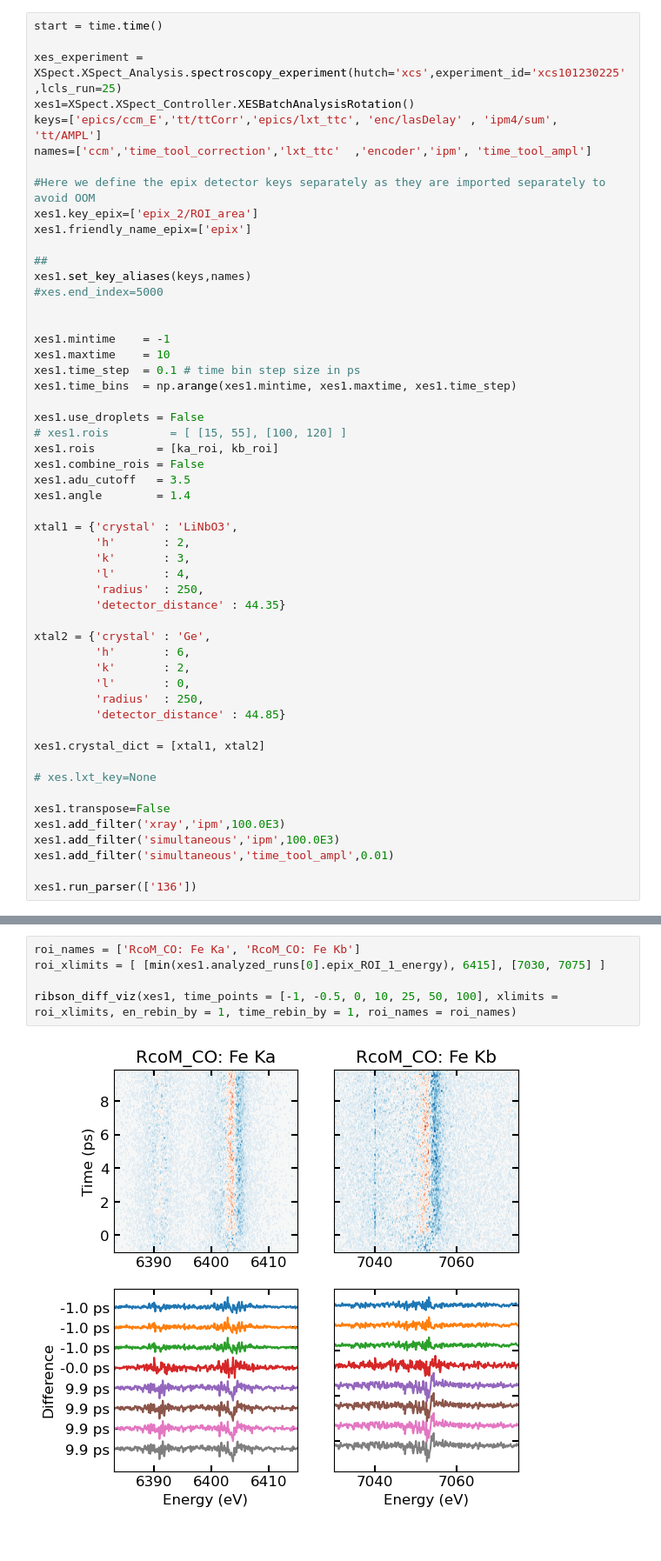
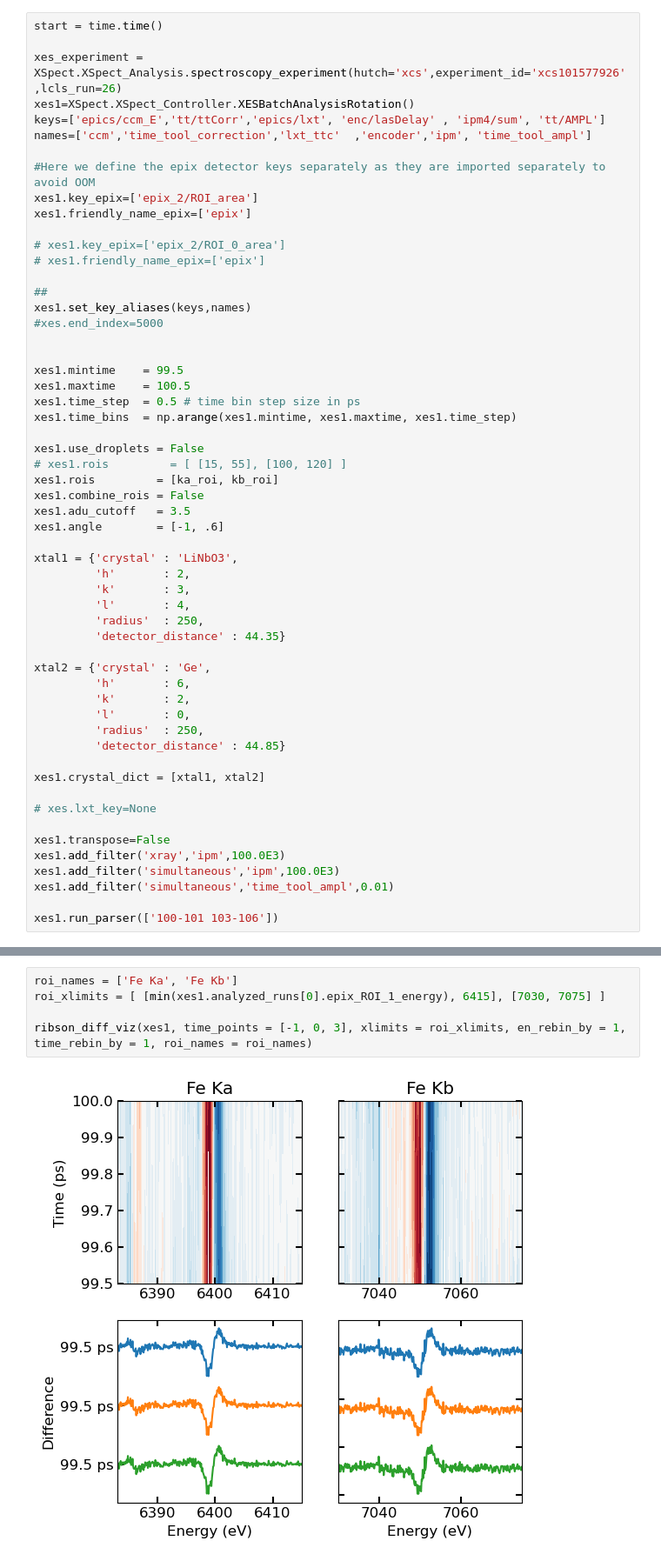
Before and after one commit to lg345/XSpect, a Jupyter notebook: XSpect_XES.ipynb, the cells around one changed output, grey strips where cells are left out. Shown at 87% size. Saved outputs shown, nothing was run; the diff lists cells and outputs as text.

```diff
--- a/XSpect_XES.ipynb
+++ b/XSpect_XES.ipynb
@@ -64,23 +76,26 @@ Rotating image by 1.4 degree(s)
 # %%
 start = time.time()
 
-xes_experiment = XSpect.XSpect_Analysis.spectroscopy_experiment(hutch='xcs',experiment_id='xcs101230225',lcls_run=25)
+xes_experiment = XSpect.XSpect_Analysis.spectroscopy_experiment(hutch='xcs',experiment_id='xcs101577926',lcls_run=26)
 xes1=XSpect.XSpect_Controller.XESBatchAnalysisRotation()
-keys=['epics/ccm_E','tt/ttCorr','epics/lxt_ttc', 'enc/lasDelay' , 'ipm4/sum', 'tt/AMPL']
+keys=['epics/ccm_E','tt/ttCorr','epics/lxt', 'enc/lasDelay' , 'ipm4/sum', 'tt/AMPL']
 names=['ccm','time_tool_correction','lxt_ttc'  ,'encoder','ipm', 'time_tool_ampl']
 
 #Here we define the epix detector keys separately as they are imported separately to avoid OOM
 xes1.key_epix=['epix_2/ROI_area']
 xes1.friendly_name_epix=['epix']
 
+# xes1.key_epix=['epix_2/ROI_0_area']
+# xes1.friendly_name_epix=['epix']
+
 ##
 xes1.set_key_aliases(keys,names)
 #xes.end_index=5000
 
 
-xes1.mintime    = -1
-xes1.maxtime    = 10
-xes1.time_step  = 0.1 # time bin step size in ps
+xes1.mintime    = 99.5
+xes1.maxtime    = 100.5
+xes1.time_step  = 0.5 # time bin step size in ps
 xes1.time_bins  = np.arange(xes1.mintime, xes1.maxtime, xes1.time_step)
 
 xes1.use_droplets = False
@@ -88,7 +103,7 @@ xes1.use_droplets = False
 xes1.rois         = [ka_roi, kb_roi]
 xes1.combine_rois = False
 xes1.adu_cutoff   = 3.5
-xes1.angle        = 1.4
+xes1.angle        = [-1, .6]
 
 xtal1 = {'crystal' : 'LiNbO3',
          'h'       : 2,
@@ -113,7 +128,7 @@ xes1.add_filter('xray','ipm',100.0E3)
 xes1.add_filter('simultaneous','ipm',100.0E3)
 xes1.add_filter('simultaneous','time_tool_ampl',0.01)
 
-xes1.run_parser(['136'])
+xes1.run_parser(['100-101 103-106'])
 # %%
 start=time.time()
 
@@ -278,10 +293,10 @@ ax[1].legend(['Summed Laser Off', 'Summed Laser On', 'Summed Difference'], loc =
 # %%
-roi_names = ['RcoM_CO: Fe Ka', 'RcoM_CO: Fe Kb']
+roi_names = ['Fe Ka', 'Fe Kb']
 roi_xlimits = [ [min(xes1.analyzed_runs[0].epix_ROI_1_energy), 6415], [7030, 7075] ]
 
-ribson_diff_viz(xes1, time_points = [-1, -0.5, 0, 10, 25, 50, 100], xlimits = roi_xlimits, en_rebin_by = 1, time_rebin_by = 1, roi_names = roi_names)
+ribson_diff_viz(xes1, time_points = [-1, 0, 3], xlimits = roi_xlimits, en_rebin_by = 1, time_rebin_by = 1, roi_names = roi_names)
 # %% [output]
-[figure, old version]
+[figure, new version]
 # %%
 fig, ax = plt.subplots(figsize = (10,8), ncols = 2, nrows = 2)
 
```
Also changed, not shown: parts of 4 cells of this notebook, 3 other files.
